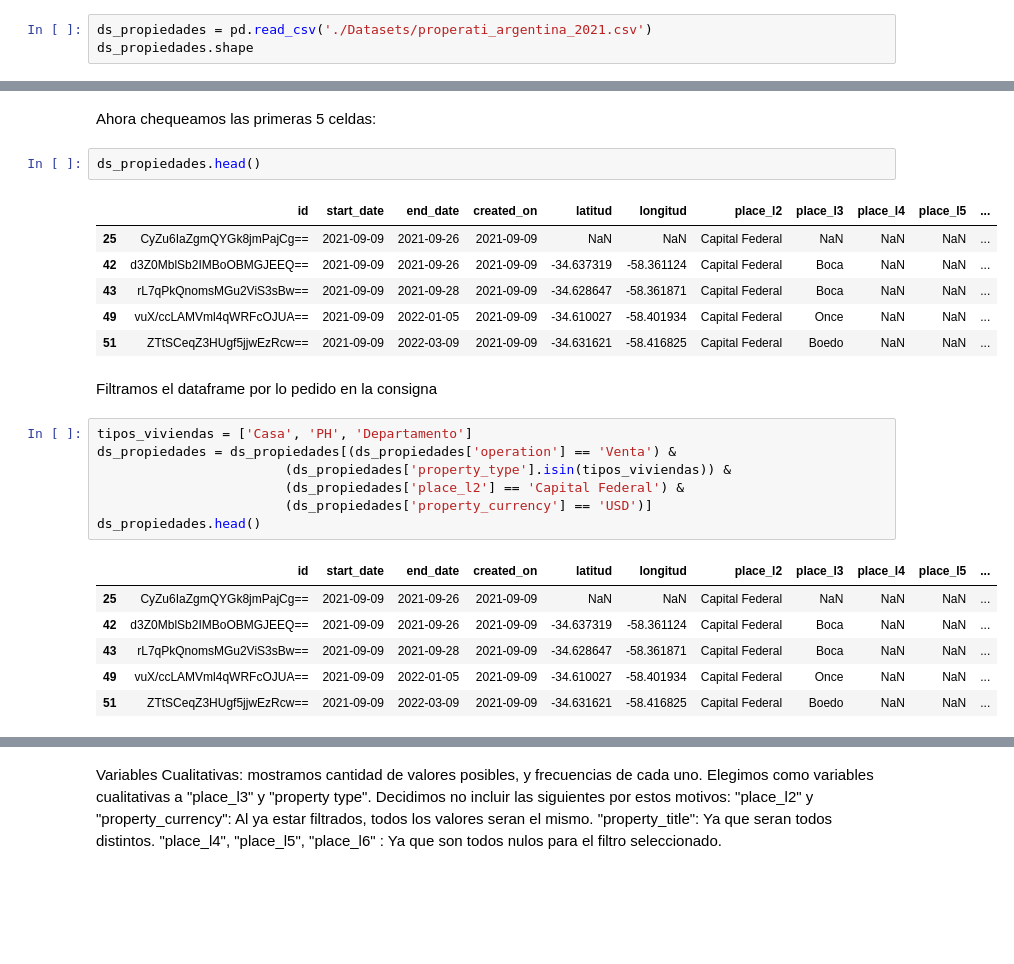
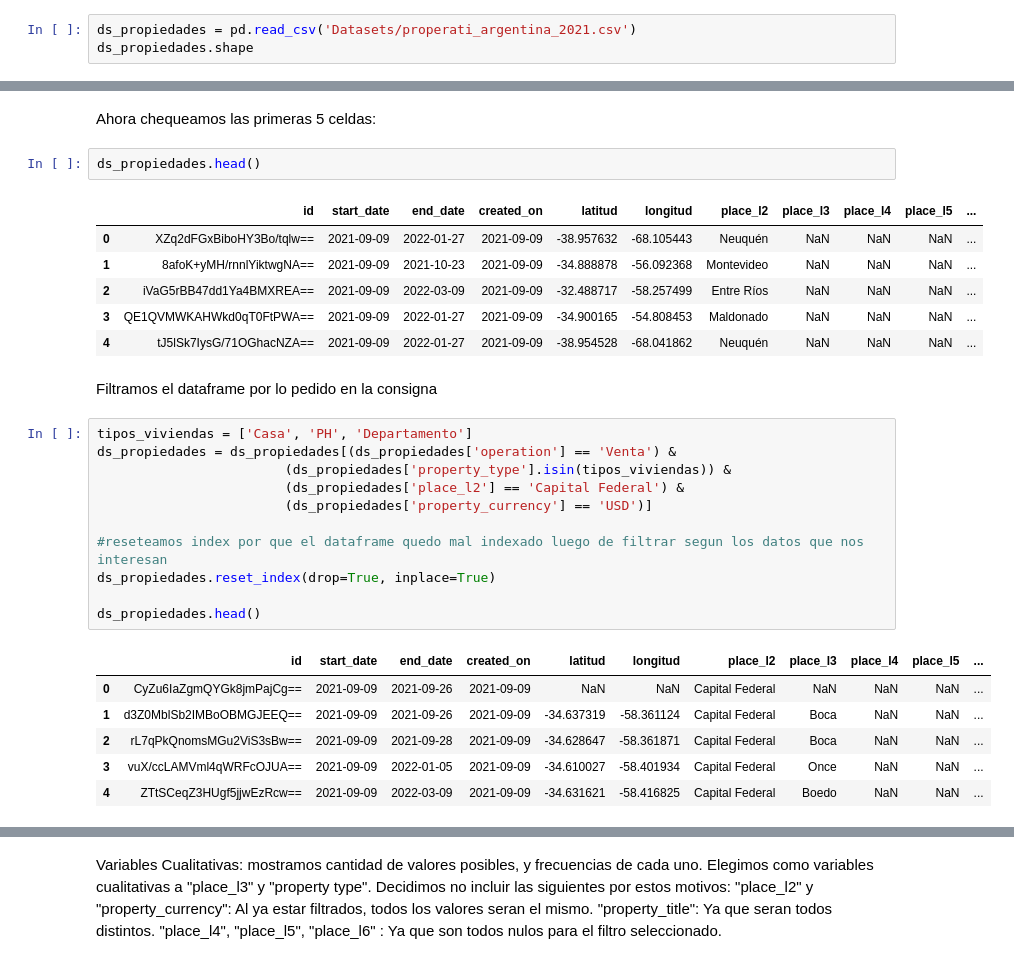
Before and after one commit to franjuarez/7506R-2C2022-GRUPO21, a Jupyter notebook: 7506R_TP1_GRUPO21_ENTREGA.ipynb, the cells around one changed output, grey strips where cells are left out. Cells and saved outputs as stored; diff of their text form; blank space fills up the shorter version.

```diff
--- a/7506R_TP1_GRUPO21_ENTREGA.ipynb
+++ b/7506R_TP1_GRUPO21_ENTREGA.ipynb
@@ -17,7 +19,7 @@ warnings.simplefilter(action='ignore', category=FutureWarning)
 # %% [markdown]
 Cargamos el archivo y hacemos un mini análisis exploratorio
 # %%
-ds_propiedades = pd.read_csv('./Datasets/properati_argentina_2021.csv')
+ds_propiedades = pd.read_csv('Datasets/properati_argentina_2021.csv')
 ds_propiedades.shape
 # %% [output]
 (460154, 20)
@@ -74,26 +76,30 @@ Ahora chequeamos las primeras 5 celdas:
 ds_propiedades.head()
 # %% [output]
 |  | id | start_date | end_date | created_on | latitud | longitud | place_l2 | place_l3 | place_l4 | place_l5 | ... |
-| 25 | CyZu6IaZgmQYGk8jmPajCg== | 2021-09-09 | 2021-09-26 | 2021-09-09 | NaN | NaN | Capital Federal | NaN | NaN | NaN | ... |
-| 42 | d3Z0MblSb2IMBoOBMGJEEQ== | 2021-09-09 | 2021-09-26 | 2021-09-09 | -34.637319 | -58.361124 | Capital Federal | Boca | NaN | NaN | ... |
-| 43 | rL7qPkQnomsMGu2ViS3sBw== | 2021-09-09 | 2021-09-28 | 2021-09-09 | -34.628647 | -58.361871 | Capital Federal | Boca | NaN | NaN | ... |
-| 49 | vuX/ccLAMVml4qWRFcOJUA== | 2021-09-09 | 2022-01-05 | 2021-09-09 | -34.610027 | -58.401934 | Capital Federal | Once | NaN | NaN | ... |
-| 51 | ZTtSCeqZ3HUgf5jjwEzRcw== | 2021-09-09 | 2022-03-09 | 2021-09-09 | -34.631621 | -58.416825 | Capital Federal | Boedo | NaN | NaN | ... |
+| 0 | XZq2dFGxBiboHY3Bo/tqlw== | 2021-09-09 | 2022-01-27 | 2021-09-09 | -38.957632 | -68.105443 | Neuquén | NaN | NaN | NaN | ... |
+| 1 | 8afoK+yMH/rnnlYiktwgNA== | 2021-09-09 | 2021-10-23 | 2021-09-09 | -34.888878 | -56.092368 | Montevideo | NaN | NaN | NaN | ... |
+| 2 | iVaG5rBB47dd1Ya4BMXREA== | 2021-09-09 | 2022-03-09 | 2021-09-09 | -32.488717 | -58.257499 | Entre Ríos | NaN | NaN | NaN | ... |
+| 3 | QE1QVMWKAHWkd0qT0FtPWA== | 2021-09-09 | 2022-01-27 | 2021-09-09 | -34.900165 | -54.808453 | Maldonado | NaN | NaN | NaN | ... |
+| 4 | tJ5lSk7IysG/71OGhacNZA== | 2021-09-09 | 2022-01-27 | 2021-09-09 | -38.954528 | -68.041862 | Neuquén | NaN | NaN | NaN | ... |
 # %% [markdown]
 Filtramos el dataframe por lo pedido en la consigna
 # %%
 tipos_viviendas = ['Casa', 'PH', 'Departamento']
 ds_propiedades = ds_propiedades[(ds_propiedades['operation'] == 'Venta') &
                         (ds_propiedades['property_type'].isin(tipos_viviendas)) &
                         (ds_propiedades['place_l2'] == 'Capital Federal') &
                         (ds_propiedades['property_currency'] == 'USD')]
+
+#reseteamos index por que el dataframe quedo mal indexado luego de filtrar segun los datos que nos interesan
+ds_propiedades.reset_index(drop=True, inplace=True)
+
 ds_propiedades.head()
 # %% [output]
 |  | id | start_date | end_date | created_on | latitud | longitud | place_l2 | place_l3 | place_l4 | place_l5 | ... |
-| 25 | CyZu6IaZgmQYGk8jmPajCg== | 2021-09-09 | 2021-09-26 | 2021-09-09 | NaN | NaN | Capital Federal | NaN | NaN | NaN | ... |
-| 42 | d3Z0MblSb2IMBoOBMGJEEQ== | 2021-09-09 | 2021-09-26 | 2021-09-09 | -34.637319 | -58.361124 | Capital Federal | Boca | NaN | NaN | ... |
-| 43 | rL7qPkQnomsMGu2ViS3sBw== | 2021-09-09 | 2021-09-28 | 2021-09-09 | -34.628647 | -58.361871 | Capital Federal | Boca | NaN | NaN | ... |
-| 49 | vuX/ccLAMVml4qWRFcOJUA== | 2021-09-09 | 2022-01-05 | 2021-09-09 | -34.610027 | -58.401934 | Capital Federal | Once | NaN | NaN | ... |
-| 51 | ZTtSCeqZ3HUgf5jjwEzRcw== | 2021-09-09 | 2022-03-09 | 2021-09-09 | -34.631621 | -58.416825 | Capital Federal | Boedo | NaN | NaN | ... |
+| 0 | CyZu6IaZgmQYGk8jmPajCg== | 2021-09-09 | 2021-09-26 | 2021-09-09 | NaN | NaN | Capital Federal | NaN | NaN | NaN | ... |
+| 1 | d3Z0MblSb2IMBoOBMGJEEQ== | 2021-09-09 | 2021-09-26 | 2021-09-09 | -34.637319 | -58.361124 | Capital Federal | Boca | NaN | NaN | ... |
+| 2 | rL7qPkQnomsMGu2ViS3sBw== | 2021-09-09 | 2021-09-28 | 2021-09-09 | -34.628647 | -58.361871 | Capital Federal | Boca | NaN | NaN | ... |
+| 3 | vuX/ccLAMVml4qWRFcOJUA== | 2021-09-09 | 2022-01-05 | 2021-09-09 | -34.610027 | -58.401934 | Capital Federal | Once | NaN | NaN | ... |
+| 4 | ZTtSCeqZ3HUgf5jjwEzRcw== | 2021-09-09 | 2022-03-09 | 2021-09-09 | -34.631621 | -58.416825 | Capital Federal | Boedo | NaN | NaN | ... |
 # %% [markdown]
 Variables Cuantitativas: calculamos r medidas de resumen: media, mediana, q1,
```
Also changed, not shown: parts of 20 cells of this notebook.
